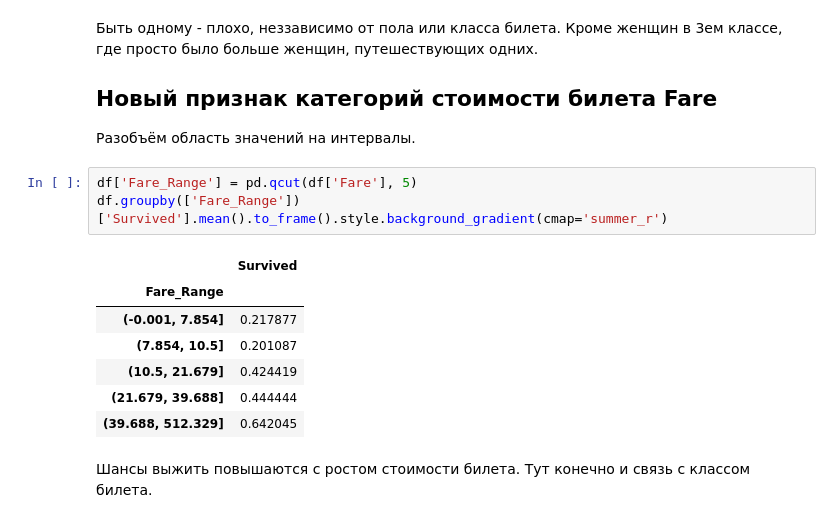
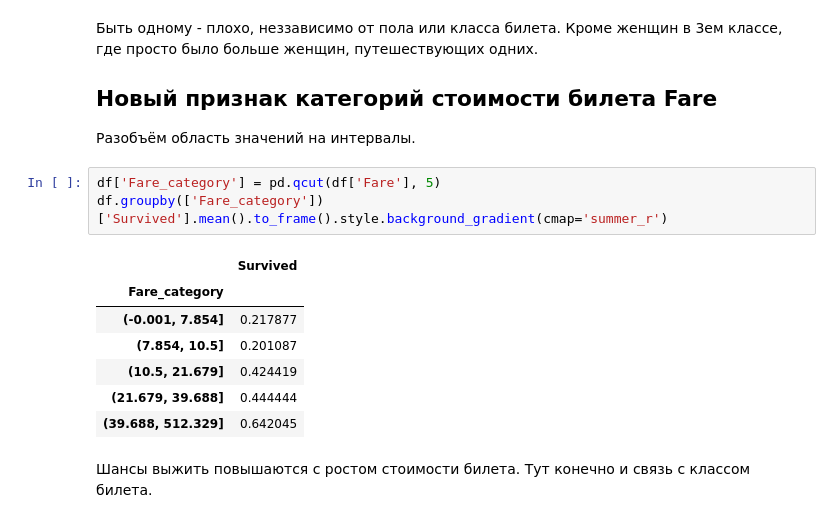
Before and after one commit to rustam-azimov/ml-course, a Jupyter notebook: practice/practice02_data_analysis/practice02_eda_titanic.ipynb, the cells around one changed output. Cells and saved outputs as stored; diff of their text form.

```diff
--- a/practice/practice02_data_analysis/practice02_eda_titanic.ipynb
+++ b/practice/practice02_data_analysis/practice02_eda_titanic.ipynb
@@ -489,11 +489,11 @@ sns.factorplot('Alone', 'Survived', data=df, hue='Sex', col='Pclass');
 
 Разобъём область значений на интервалы.
 # %%
-df['Fare_Range'] = pd.qcut(df['Fare'], 5)
-df.groupby(['Fare_Range'])['Survived'].mean().to_frame().style.background_gradient(cmap='summer_r')
+df['Fare_category'] = pd.qcut(df['Fare'], 5)
+df.groupby(['Fare_category'])['Survived'].mean().to_frame().style.background_gradient(cmap='summer_r')
 # %% [output]
 |  | Survived |
-| Fare_Range |  |
+| Fare_category |  |
 | (-0.001, 7.854] | 0.217877 |
 | (7.854, 10.5] | 0.201087 |
 | (10.5, 21.679] | 0.424419 |
```
Also changed, not shown: parts of 8 cells of this notebook, 1 other file.
